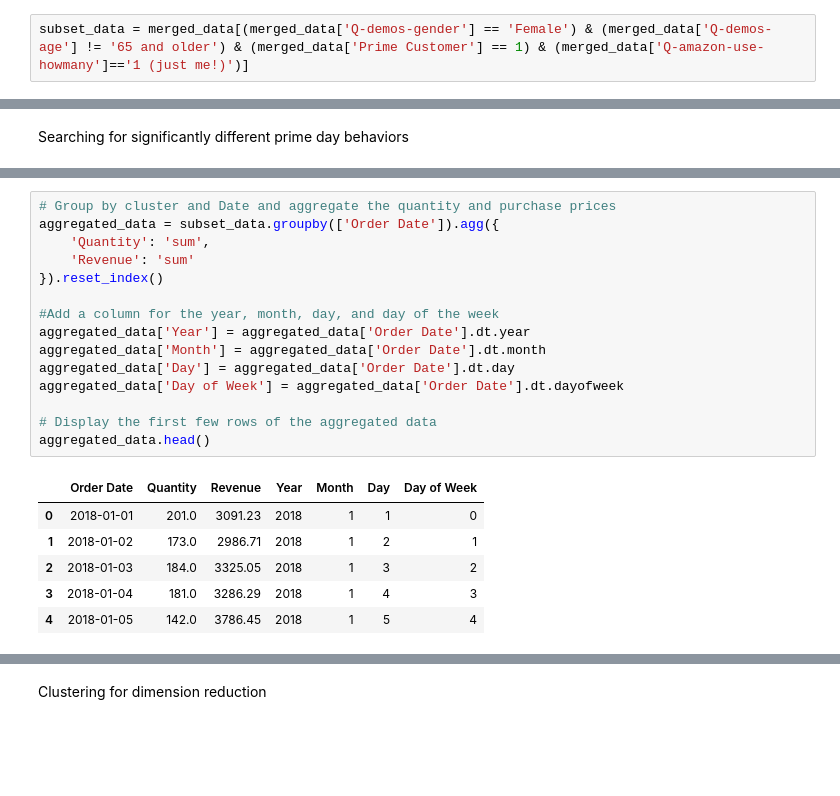
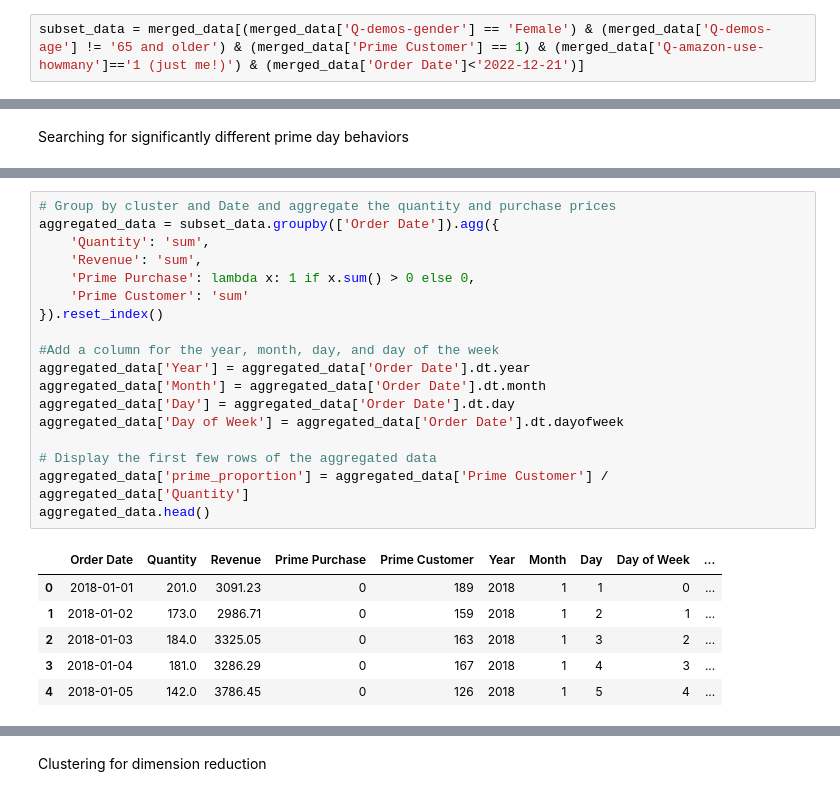
Before and after one commit to oliviermizero/BusinessForecastingProject, a Jupyter notebook: workflow.ipynb, the cells around one changed output, grey strips where cells are left out. Saved outputs shown, nothing was run; the diff lists cells and outputs as text; blank space fills up the shorter version.

```diff
--- a/workflow.ipynb
+++ b/workflow.ipynb
@@ -62,7 +62,7 @@ print(merged_data.shape, data.shape, survey_data.shape)
 # %% [output]
 (1850717, 32) (1850717, 10) (5027, 23)
 # %%
-subset_data = merged_data[(merged_data['Q-demos-gender'] == 'Female') & (merged_data['Q-demos-age'] != '65 and older') & (merged_data['Prime Customer'] == 1) & (merged_data['Q-amazon-use-howmany']=='1 (just me!)')]
+subset_data = merged_data[(merged_data['Q-demos-gender'] == 'Female') & (merged_data['Q-demos-age'] != '65 and older') & (merged_data['Prime Customer'] == 1) & (merged_data['Q-amazon-use-howmany']=='1 (just me!)') & (merged_data['Order Date']<'2022-12-21')]
 # %%
 #Calculate Revenue to use in forecast
 subset_data['Revenue'] = subset_data['Quantity'] * subset_data['Purchase Price Per Unit']
@@ -376,22 +296,25 @@ result
 # %%
 # Group by cluster and Date and aggregate the quantity and purchase prices
 aggregated_data = subset_data.groupby(['Order Date']).agg({
     'Quantity': 'sum',
-    'Revenue': 'sum'
+    'Revenue': 'sum',
+    'Prime Purchase': lambda x: 1 if x.sum() > 0 else 0,
+    'Prime Customer': 'sum'
 }).reset_index()
 
 #Add a column for the year, month, day, and day of the week
 aggregated_data['Year'] = aggregated_data['Order Date'].dt.year
 aggregated_data['Month'] = aggregated_data['Order Date'].dt.month
 aggregated_data['Day'] = aggregated_data['Order Date'].dt.day
 aggregated_data['Day of Week'] = aggregated_data['Order Date'].dt.dayofweek
 
 # Display the first few rows of the aggregated data
+aggregated_data['prime_proportion'] = aggregated_data['Prime Customer'] / aggregated_data['Quantity']
 aggregated_data.head()
 # %% [output]
-|  | Order Date | Quantity | Revenue | Year | Month | Day | Day of Week |
-| 0 | 2018-01-01 | 201.0 | 3091.23 | 2018 | 1 | 1 | 0 |
-| 1 | 2018-01-02 | 173.0 | 2986.71 | 2018 | 1 | 2 | 1 |
-| 2 | 2018-01-03 | 184.0 | 3325.05 | 2018 | 1 | 3 | 2 |
-| 3 | 2018-01-04 | 181.0 | 3286.29 | 2018 | 1 | 4 | 3 |
-| 4 | 2018-01-05 | 142.0 | 3786.45 | 2018 | 1 | 5 | 4 |
+|  | Order Date | Quantity | Revenue | Prime Purchase | Prime Customer | Year | Month | Day | Day of Week | ... |
+| 0 | 2018-01-01 | 201.0 | 3091.23 | 0 | 189 | 2018 | 1 | 1 | 0 | ... |
+| 1 | 2018-01-02 | 173.0 | 2986.71 | 0 | 159 | 2018 | 1 | 2 | 1 | ... |
+| 2 | 2018-01-03 | 184.0 | 3325.05 | 0 | 163 | 2018 | 1 | 3 | 2 | ... |
+| 3 | 2018-01-04 | 181.0 | 3286.29 | 0 | 167 | 2018 | 1 | 4 | 3 | ... |
+| 4 | 2018-01-05 | 142.0 | 3786.45 | 0 | 126 | 2018 | 1 | 5 | 4 | ... |
```
Also changed, not shown: parts of 28 cells of this notebook.
